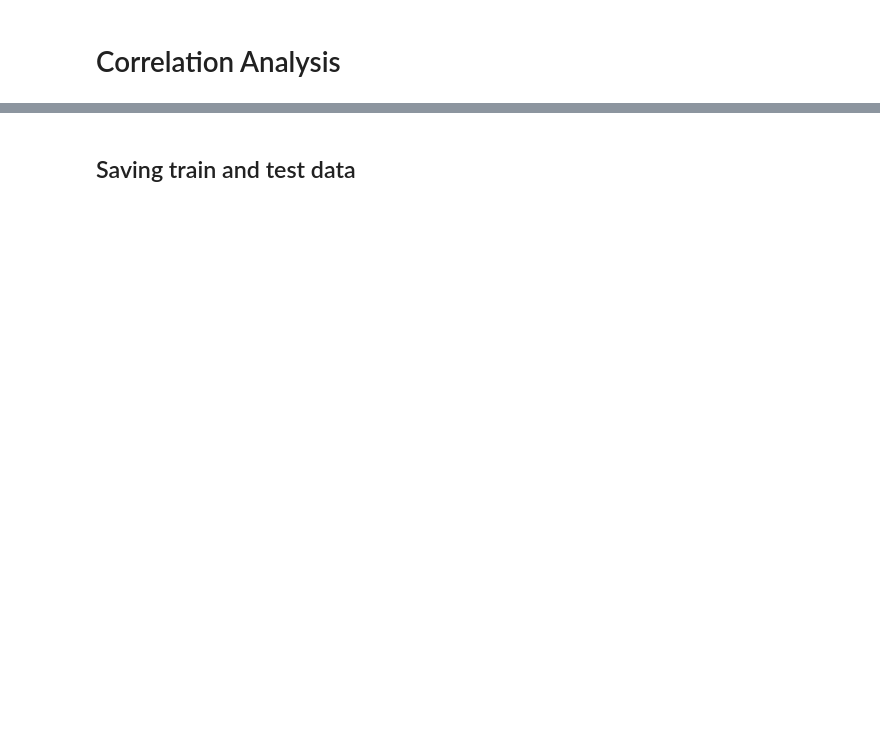
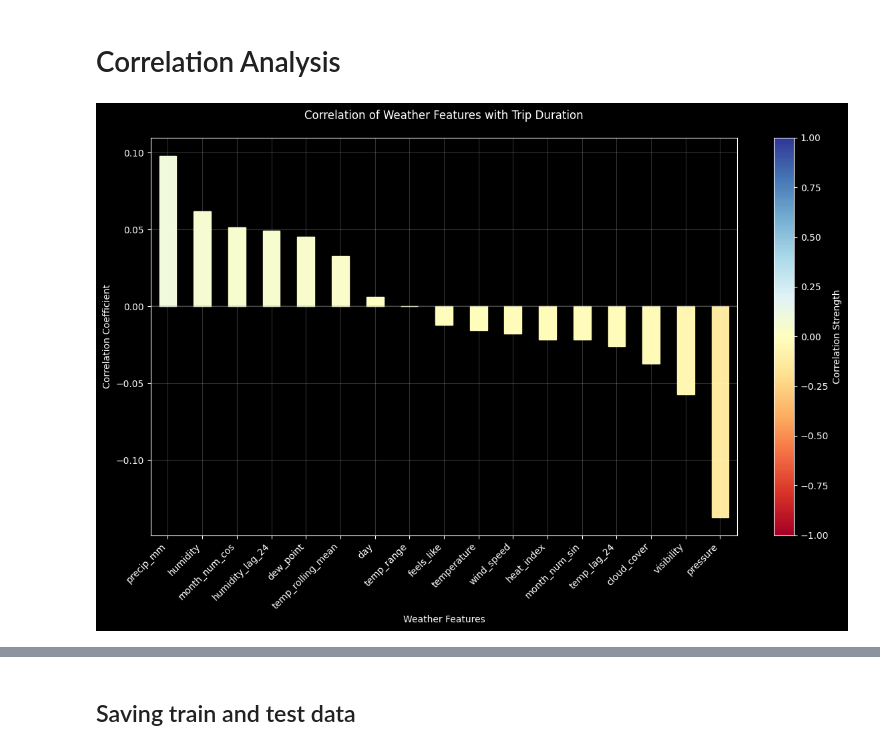
Before and after one commit to ramdhanhdy/bus-schedule-app, a Jupyter notebook: notebooks/02_feature_engineering.ipynb, the cells around one changed output, grey strips where cells are left out. Drawn from its saved outputs; the diff is of its cells as text; code cells hidden in the pictures; blank space fills up the shorter version.

```diff
--- a/notebooks/02_feature_engineering.ipynb
+++ b/notebooks/02_feature_engineering.ipynb
@@ -202,3 +171,51 @@ Name: avg_speed, Length: 126, dtype: float64
 # %% [markdown]
 # Correlation Analysis
+# %%
+# Get weather features by dropping datetime columns
+weather_features = [col for col in weather_df.columns.tolist()
+                   if col not in ['datetime', 'time', 'hour', 'hour_sin', 'hour_cos',
+                                'month_num', 'month_sin', 'month_cos', 'month', 'humidity_comfort', 'heat_stress',
+                                'temp_rolling_std', 'temp_change', 'pressure_change', 'visibility_cleaned', 'humidity_cleaned', 'wind_speed_cleaned']]
+
+# Calculate correlations with duration
+weather_correlations = merged_df[weather_features + ['duration']].corr()['duration'].sort_values(ascending=False)
+
+# Remove duration from the correlations for plotting
+weather_correlations = weather_correlations[weather_correlations.index != 'duration']
+
+# Set the style to dark background
+plt.style.use('dark_background')
+
+# Create figure and axes
+fig, ax = plt.subplots(figsize=(12, 8))
+
+# Create bar plot
+bars = weather_correlations.plot(kind='bar', ax=ax)
+
+# Create a colormap that matches the legend
+norm = plt.Normalize(vmin=-1, vmax=1)
+cmap = plt.cm.RdYlBu
+
+# Color the bars using the normalized values
+colors = cmap(norm(weather_correlations.values))
+for bar, color in zip(bars.patches, colors):
+    bar.set_color(color)
+
+plt.title('Correlation of Weather Features with Trip Duration', fontsize=12, pad=20)
+plt.xlabel('Weather Features', fontsize=10)
+plt.ylabel('Correlation Coefficient', fontsize=10)
+plt.xticks(rotation=45, ha='right')
+plt.grid(True, alpha=0.2)
+plt.axhline(y=0, color='gray', linestyle='-', alpha=0.3)  # Add a horizontal line at y=0
+
+# Add a colorbar with the same normalization
+sm = plt.cm.ScalarMappable(cmap=cmap, norm=norm)
+sm.set_array([])
+cbar = fig.colorbar(sm, ax=ax)
+cbar.set_label('Correlation Strength', fontsize=10)
+
+plt.tight_layout()
+plt.show()
+# %% [output]
+[figure, added]
 # %%
```
Also changed, not shown: parts of 43 cells of this notebook, 47 other files.
